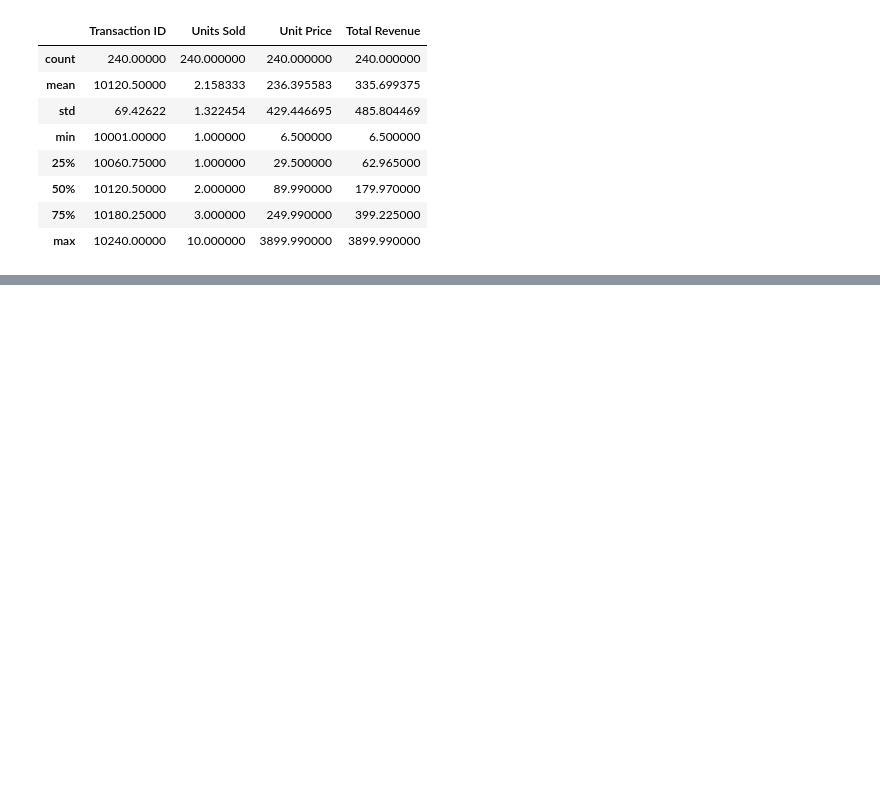
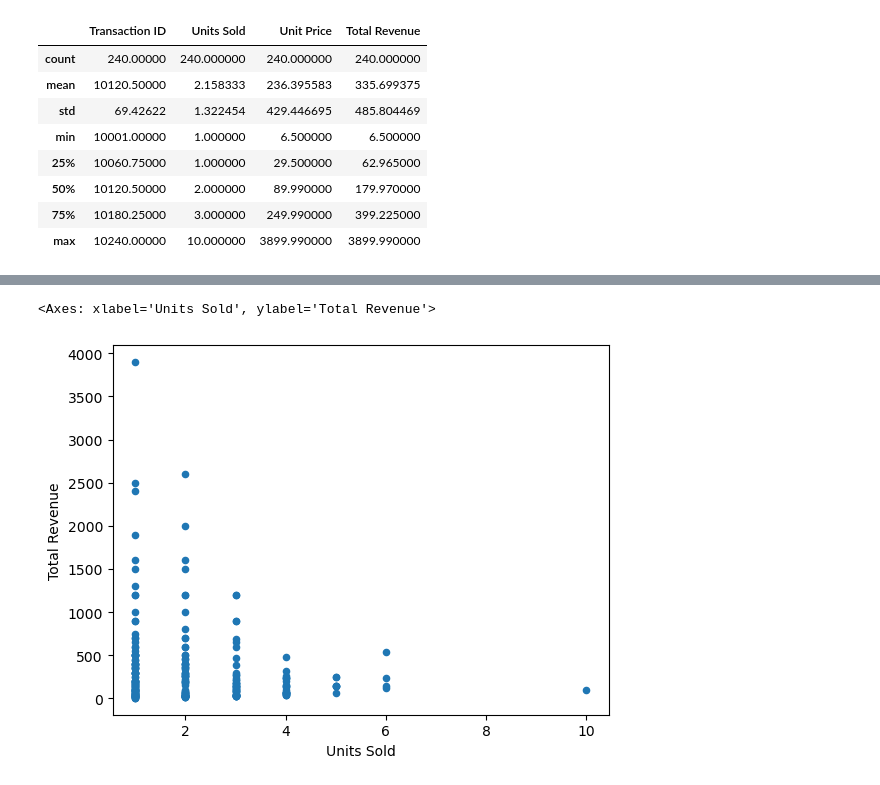
Before and after one commit to AnkurSatyarthi/Online-Sales-Dataset-Popular-Market-place-Data-Analysis-and-Total-Revenue-Predictions, a Jupyter notebook: sales.ipynb, the cells around one changed output, grey strips where cells are left out. Drawn from its saved outputs; the diff is of its cells as text; code cells hidden in the pictures; blank space fills up the shorter version.

```diff
--- a/sales.ipynb
+++ b/sales.ipynb
@@ -45,0 +52,5 @@ sales.describe()
+# %%
+sales.plot(kind='scatter',x='Units Sold',y='Total Revenue')
+# %% [output]
+<Axes: xlabel='Units Sold', ylabel='Total Revenue'>
+[figure, added]
```
Also changed, not shown: parts of 4 cells of this notebook.
